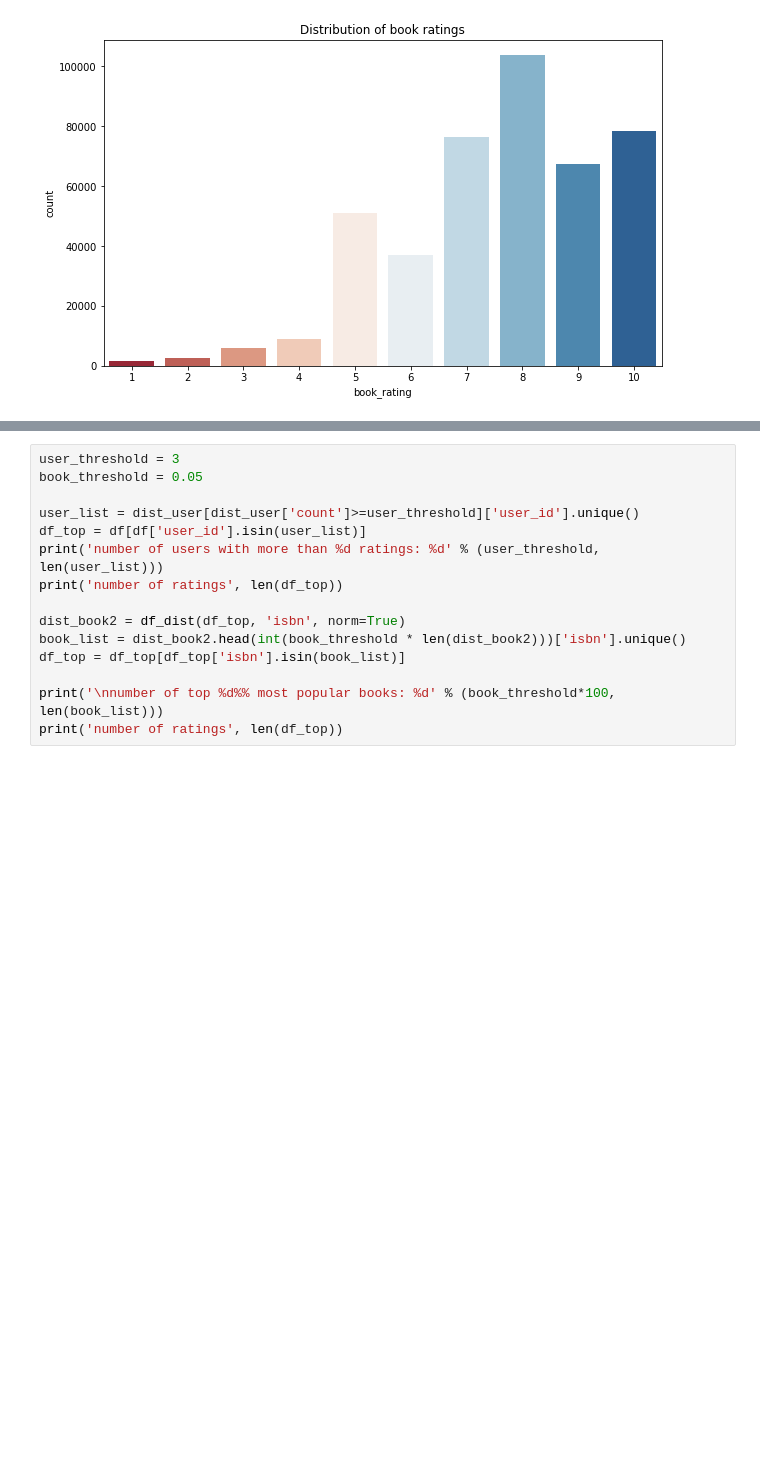
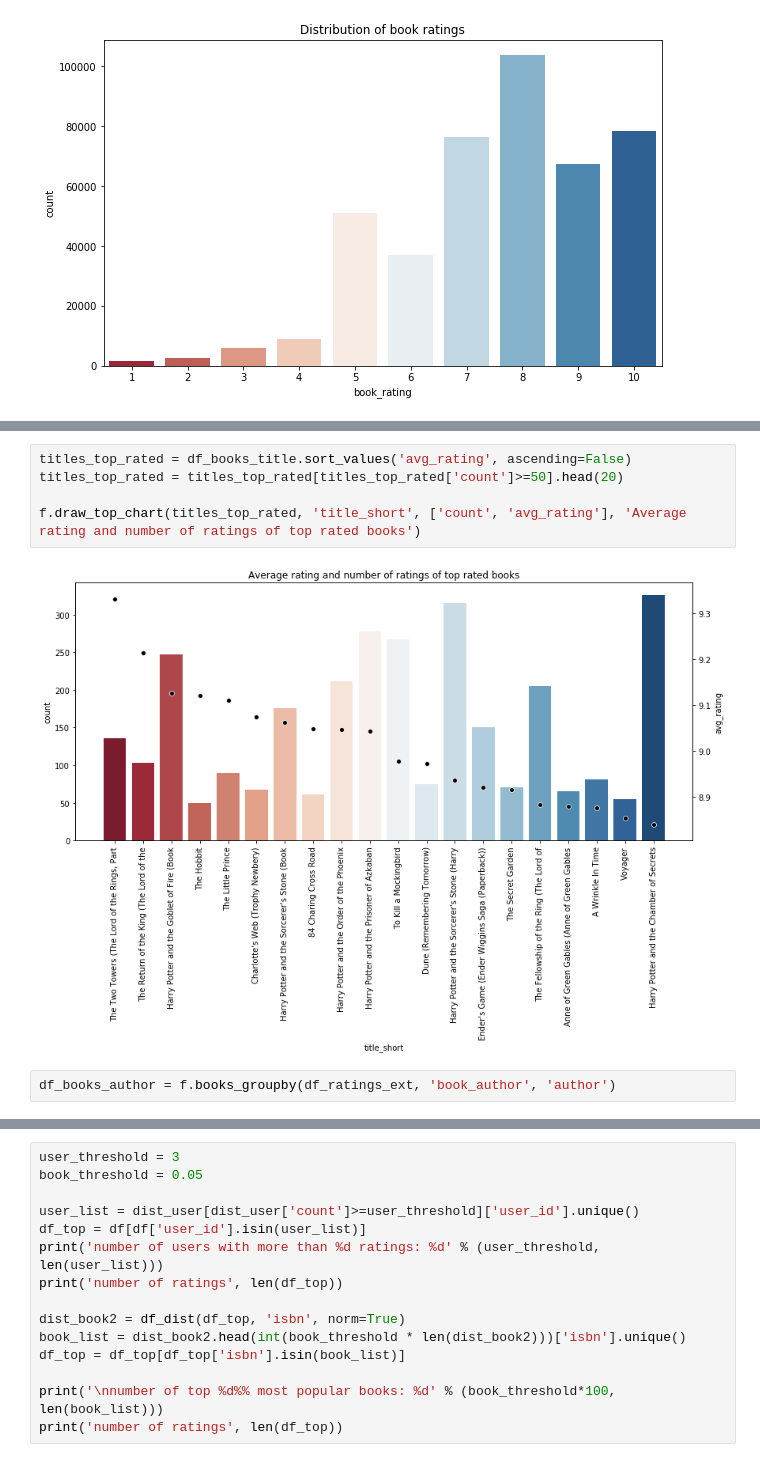
Before and after one commit to klaudia-nazarko/collaborative-filtering-python, a Jupyter notebook: intro.ipynb, the cells around one changed output, grey strips where cells are left out. Saved outputs shown, nothing was run; the diff lists cells and outputs as text; blank space fills up the shorter version.

```diff
--- a/intro.ipynb
+++ b/intro.ipynb
@@ -139,0 +79,9 @@ plt.show()
+# %%
+titles_top_rated = df_books_title.sort_values('avg_rating', ascending=False)
+titles_top_rated = titles_top_rated[titles_top_rated['count']>=50].head(20)
+
+f.draw_top_chart(titles_top_rated, 'title_short', ['count', 'avg_rating'], 'Average rating and number of ratings of top rated books')
+# %% [output]
+[figure, added]
+# %%
+df_books_author = f.books_groupby(df_ratings_ext, 'book_author', 'author')
```
Also changed, not shown: parts of 33 cells of this notebook, 1 other file.
